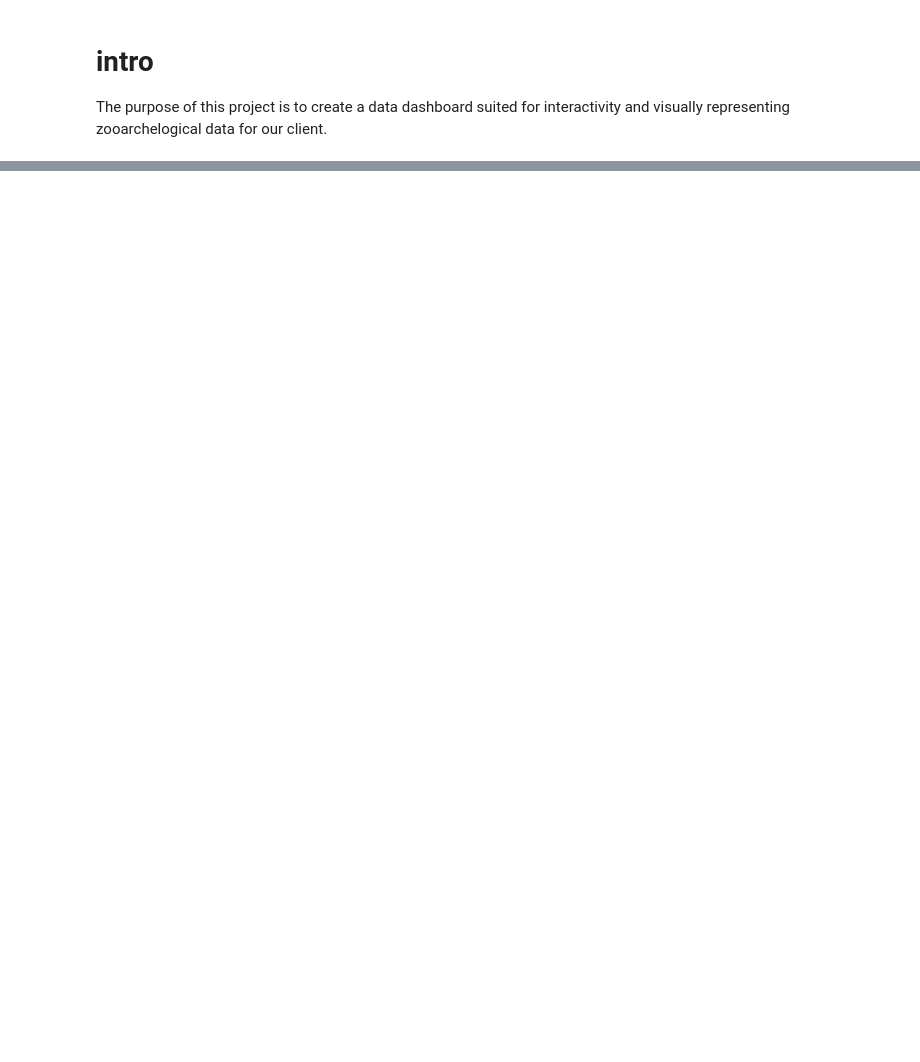
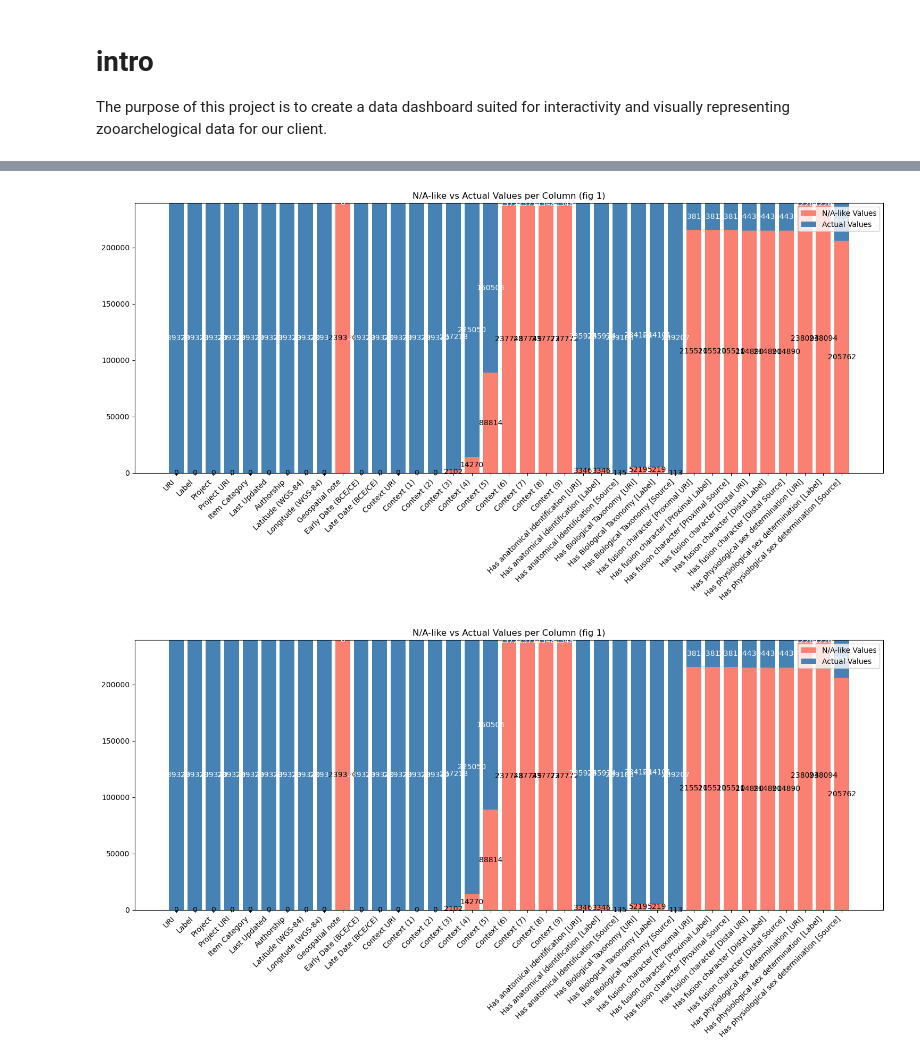
Before and after one commit to MoonCake98/zooarcheology_datadashboard, a Jupyter notebook: logbook/logbook.ipynb, the cells around one changed output, grey strips where cells are left out. Saved outputs shown, nothing was run; the diff lists cells and outputs as text; code cells hidden in the pictures; blank space fills up the shorter version.

```diff
--- a/logbook/logbook.ipynb
+++ b/logbook/logbook.ipynb
@@ -184,0 +66,49 @@ plt.bar(list(df_uniques.index), list((df.count()/239320) * 100), color ='maroon'
+# %%
+def count_na_and_actual_values() -> pd.DataFrame:
+    """calculate counts of N/A-like and actual values for each column"""
+    na_counts = {}
+    actual_counts = {}
+
+    for column in df.columns:
+        na_count = df[column].isna().sum() + df[column].isin(['NaN', 'N/A', 'unknown', "indeterminate", "nan",
+                "Best available location data",
+                "Area Not recorded", "Level ?",
+                  "Area [Not indicated]","Bag  Not recorded",
+                  "Bag  383?", "Level Not recorded","NaN",
+                  "Strat Group [??]", "Strat Group [?]",
+                  "Strat Group [???]", "(Context Unknown)",
+                  "Unit [Not indicated]", "Unit 32(?)"]).sum()
+        actual_count = len(df[column]) - na_count
+        na_counts[column] = na_count
+        actual_counts[column] = actual_count
+
+    return na_counts, actual_counts
+# %%
+def create_na_values_fig_panel():
+    """create plot N/A- value distribution"""
+
+    # N/A-ish values distribution
+    na_counts, actual_counts = count_na_and_actual_values()
+    fig, ax = plt.subplots(figsize=(15, 8))
+    index = np.arange(len(na_counts))
+    ax.bar(index, na_counts.values(), label='N/A-like Values', color='salmon')
+    ax.bar(index, actual_counts.values(), bottom=list(na_counts.values()), label='Actual Values', color='steelblue')
+    ax.set_xticks(index)
+    ax.set_xticklabels(df.columns ,ha="right" ,va="top" ,rotation=45)
+    ax.set_title("N/A-like vs Actual Values per Column (fig 1)")
+    plt.legend()
+
+    # add labels to indicate the hard numbers if the bars
+    for bar_index, (na, actual) in enumerate(zip(na_counts.values(), actual_counts.values())):
+        ax.text(
+            x=bar_index, y=na / 2, s=str(na), ha='center', va='center', fontsize=10, color='black'
+        )
+        ax.text(
+            x=bar_index, y=na + actual / 2, s=str(actual), ha='center', va='center', fontsize=10, color='white'
+        )
+    plt.tight_layout()
+    return plt.gcf()
+create_na_values_fig_panel()
+# %% [output]
+[figure, added]
+[figure, added]
```
Also changed, not shown: parts of 32 cells of this notebook.
